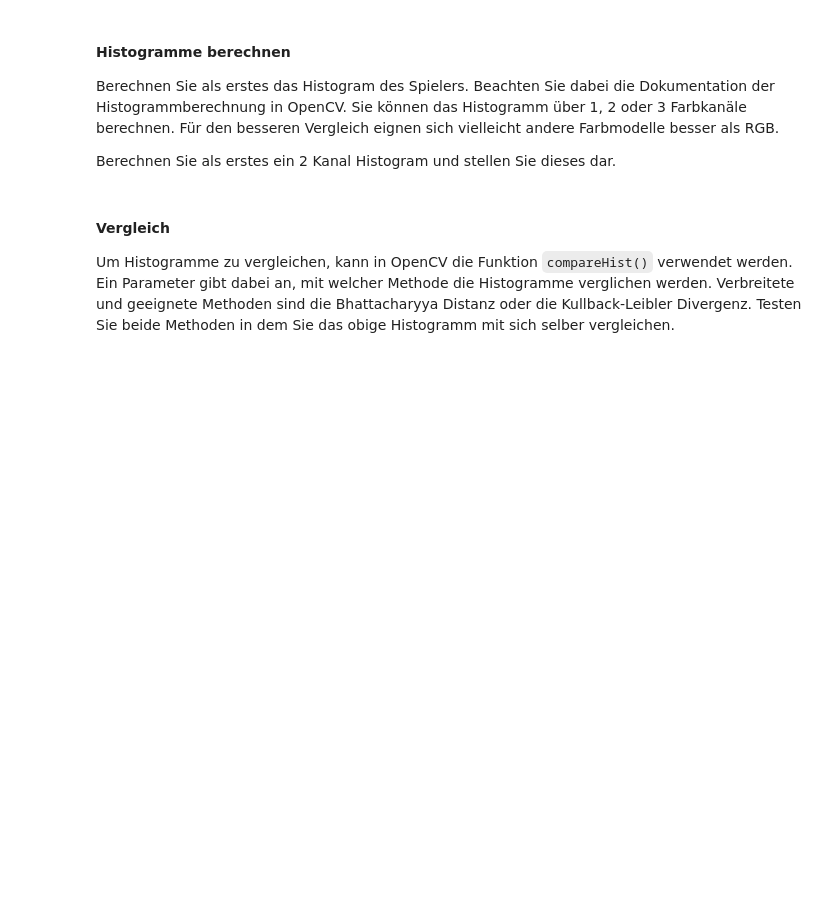
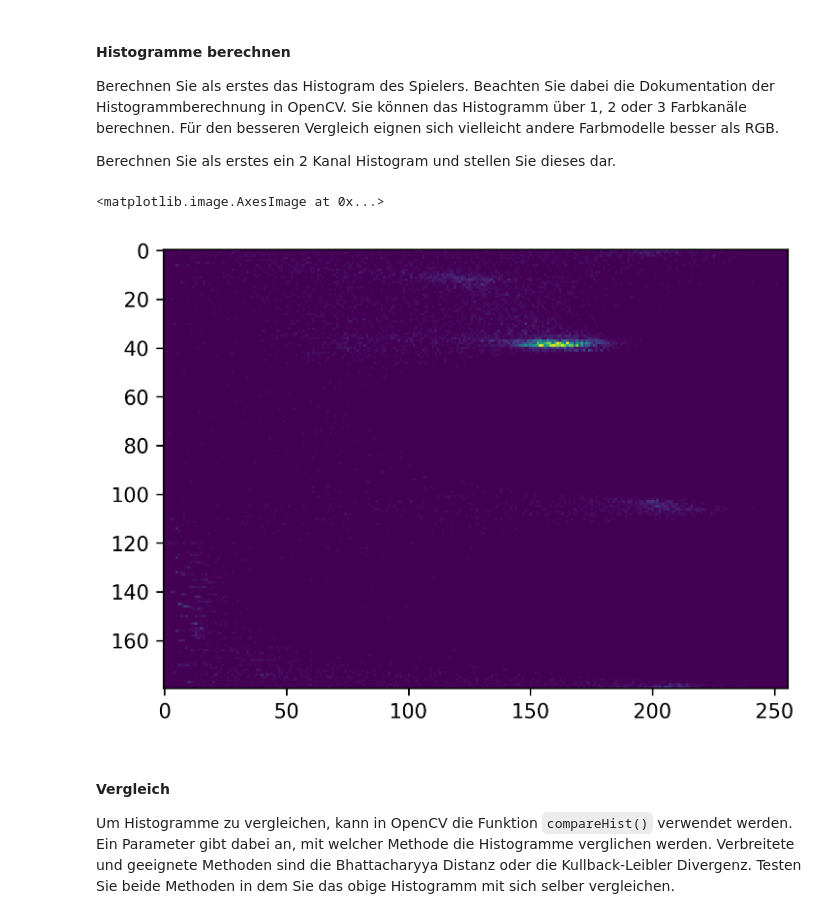
Before and after one commit to fabmeyer/IPCV, a Jupyter notebook: SW03/uebung03/opencv_uebung3_1.ipynb, the cells around one changed output. Saved outputs shown, nothing was run; the diff lists cells and outputs as text; code cells hidden in the pictures; blank space fills up the shorter version.

```diff
--- a/SW03/uebung03/opencv_uebung3_1.ipynb
+++ b/SW03/uebung03/opencv_uebung3_1.ipynb
@@ -59,3 +60,10 @@ plt.imshow(hist)
+# %%
+player = cv2.cvtColor(player, cv2.COLOR_RGB2HSV)
+hist = cv2.calcHist([player], [0, 1], None, [180, 256], [0, 180, 0, 256])
+plt.imshow(hist)
+# %% [output]
+<matplotlib.image.AxesImage at 0x...>
+[figure, added]
 # %% [markdown]
 #### Vergleich
 
```
Also changed, not shown: parts of 9 cells of this notebook, 13 other files.
